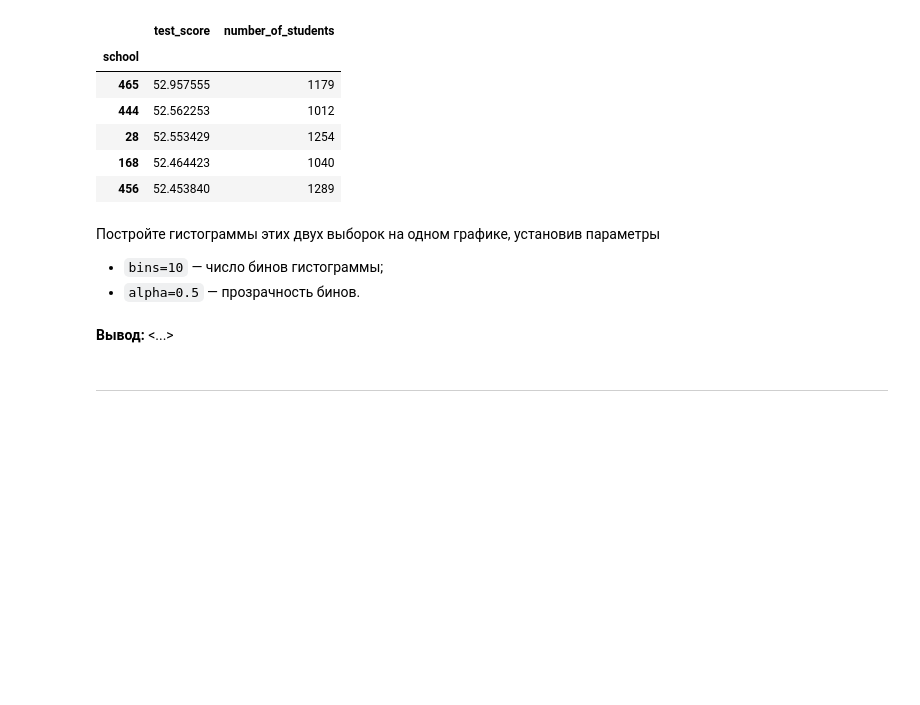
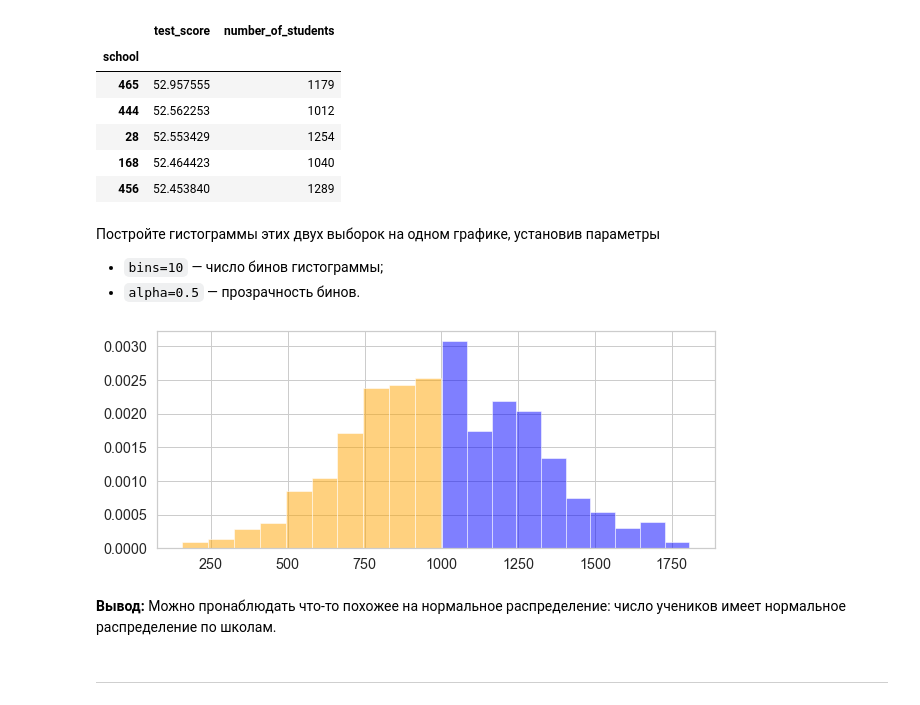
Before and after one commit to 15Andrew43/data-analysis-python, a Jupyter notebook: task2/task2.ipynb, the cells around one changed output. Saved outputs shown, nothing was run; the diff lists cells and outputs as text; code cells hidden in the pictures; blank space fills up the shorter version.

```diff
--- a/task2/task2.ipynb
+++ b/task2/task2.ipynb
@@ -293,5 +291,32 @@ big_schools.head()
-# %% [markdown]
-**Вывод:** <...>
+# %%
+plt.figure(figsize=(10, 4))
+
+sample = small_schools['number_of_students']
+
+
+plt.hist(
+    sample,
+    bins=10,
+    density = True,
+    alpha=0.5,
+    color='orange'
+)
+
+sample = big_schools['number_of_students']
+
+plt.hist(
+    sample,
+    bins=10,
+    density = True,
+    alpha=0.5,
+    color='blue'
+)
+
+plt.show()
+# %% [output]
+[figure, added]
+# %% [markdown]
+**Вывод:** Можно пронаблюдать что-то похожее на нормальное распределение: число учеников имеет нормальное распределение по школам.
 # %% [markdown]
 ---
 # %% [markdown]
```
Also changed, not shown: parts of 1 cell of this notebook.
